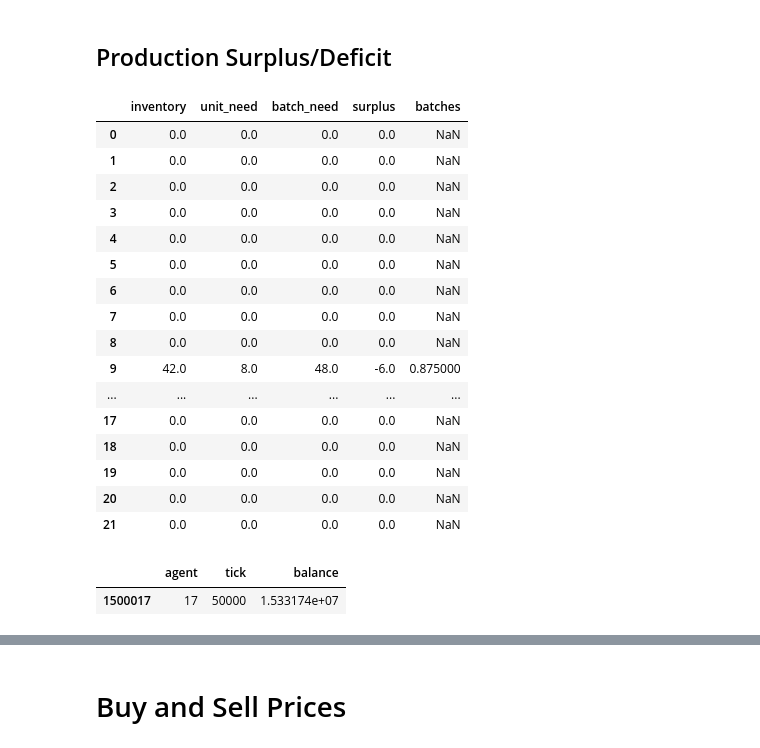
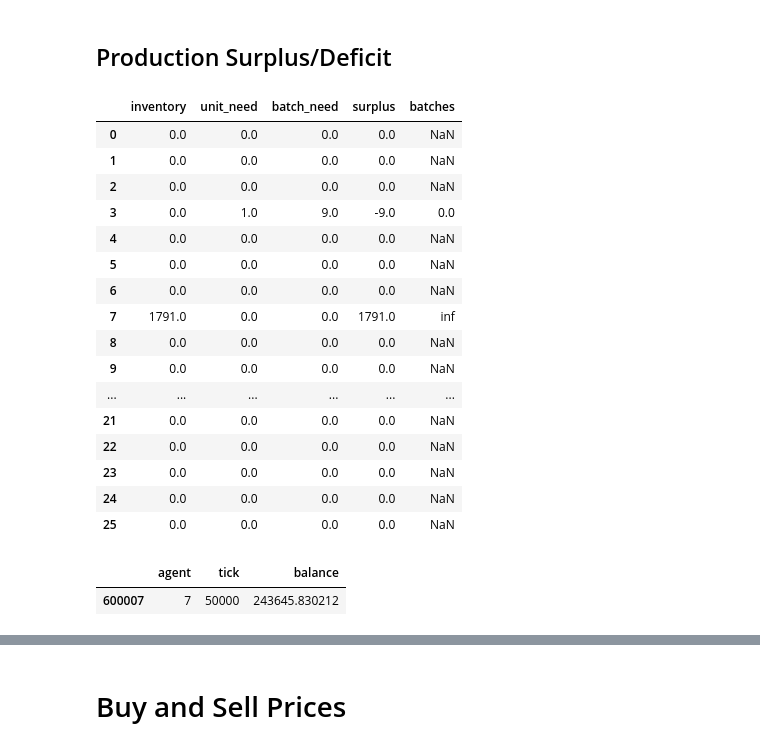
Before and after one commit to gerner/stellarpunk, a Jupyter notebook: notebook/econ_sim.ipynb, the cells around one changed output, grey strips where cells are left out. Saved outputs shown, nothing was run; the diff lists cells and outputs as text; code cells hidden in the pictures.

```diff
--- a/notebook/econ_sim.ipynb
+++ b/notebook/econ_sim.ipynb
@@ -502,32 +625,36 @@ inventory_df[inventory_df["tick"] == inventory_df["tick"].max()].set_index("agen
 # %% [markdown]
 ## Production Surplus/Deficit
 # %%
-agent_id = 17
-inv_s = inventory_df[inventory_df["tick"] == inventory_df["tick"].max()].set_index("agent").loc[agent_id].drop("tick")
+agent_id = 7
+target_tick = np.inf
+
+target_tick = np.clip(target_tick, 0, inventory_df["tick"].max())
+
+inv_s = inventory_df[inventory_df["tick"] == target_tick].set_index("agent").loc[agent_id].drop("tick")
 need_s = (agent_goods_df.loc[agent_id] @ production_chain_df.T)
 batch_s = (agent_goods_df * production_chain.batch_sizes[np.newaxis,:]).loc[agent_id] @ production_chain_df.T
 deficit_df = pd.DataFrame({"inventory":inv_s, "unit_need":need_s, "batch_need": batch_s, "surplus":inv_s - batch_s, "batches":inv_s/batch_s})
 deficit_df
 # %% [output]
 |  | inventory | unit_need | batch_need | surplus | batches |
 | 0 | 0.0 | 0.0 | 0.0 | 0.0 | NaN |
 | 1 | 0.0 | 0.0 | 0.0 | 0.0 | NaN |
 | 2 | 0.0 | 0.0 | 0.0 | 0.0 | NaN |
-| 3 | 0.0 | 0.0 | 0.0 | 0.0 | NaN |
+| 3 | 0.0 | 1.0 | 9.0 | -9.0 | 0.0 |
 | 4 | 0.0 | 0.0 | 0.0 | 0.0 | NaN |
 | 5 | 0.0 | 0.0 | 0.0 | 0.0 | NaN |
 | 6 | 0.0 | 0.0 | 0.0 | 0.0 | NaN |
-| 7 | 0.0 | 0.0 | 0.0 | 0.0 | NaN |
+| 7 | 1791.0 | 0.0 | 0.0 | 1791.0 | inf |
 | 8 | 0.0 | 0.0 | 0.0 | 0.0 | NaN |
-| 9 | 42.0 | 8.0 | 48.0 | -6.0 | 0.875000 |
+| 9 | 0.0 | 0.0 | 0.0 | 0.0 | NaN |
 | ... | ... | ... | ... | ... | ... |
-| 17 | 0.0 | 0.0 | 0.0 | 0.0 | NaN |
-| 18 | 0.0 | 0.0 | 0.0 | 0.0 | NaN |
-| 19 | 0.0 | 0.0 | 0.0 | 0.0 | NaN |
-| 20 | 0.0 | 0.0 | 0.0 | 0.0 | NaN |
 | 21 | 0.0 | 0.0 | 0.0 | 0.0 | NaN |
+| 22 | 0.0 | 0.0 | 0.0 | 0.0 | NaN |
+| 23 | 0.0 | 0.0 | 0.0 | 0.0 | NaN |
+| 24 | 0.0 | 0.0 | 0.0 | 0.0 | NaN |
+| 25 | 0.0 | 0.0 | 0.0 | 0.0 | NaN |
 # %%
-balance_df[(balance_df["agent"] == agent_id) & (balance_df["tick"] == balance_df["tick"].max())]
+balance_df[(balance_df["agent"] == agent_id) & (balance_df["tick"] == target_tick)]
 # %% [output]
 |  | agent | tick | balance |
-| 1500017 | 17 | 50000 | 1.533174e+07 |
+| 600007 | 7 | 50000 | 243645.830212 |
```
Also changed, not shown: parts of 247 cells of this notebook, 4 other files.
